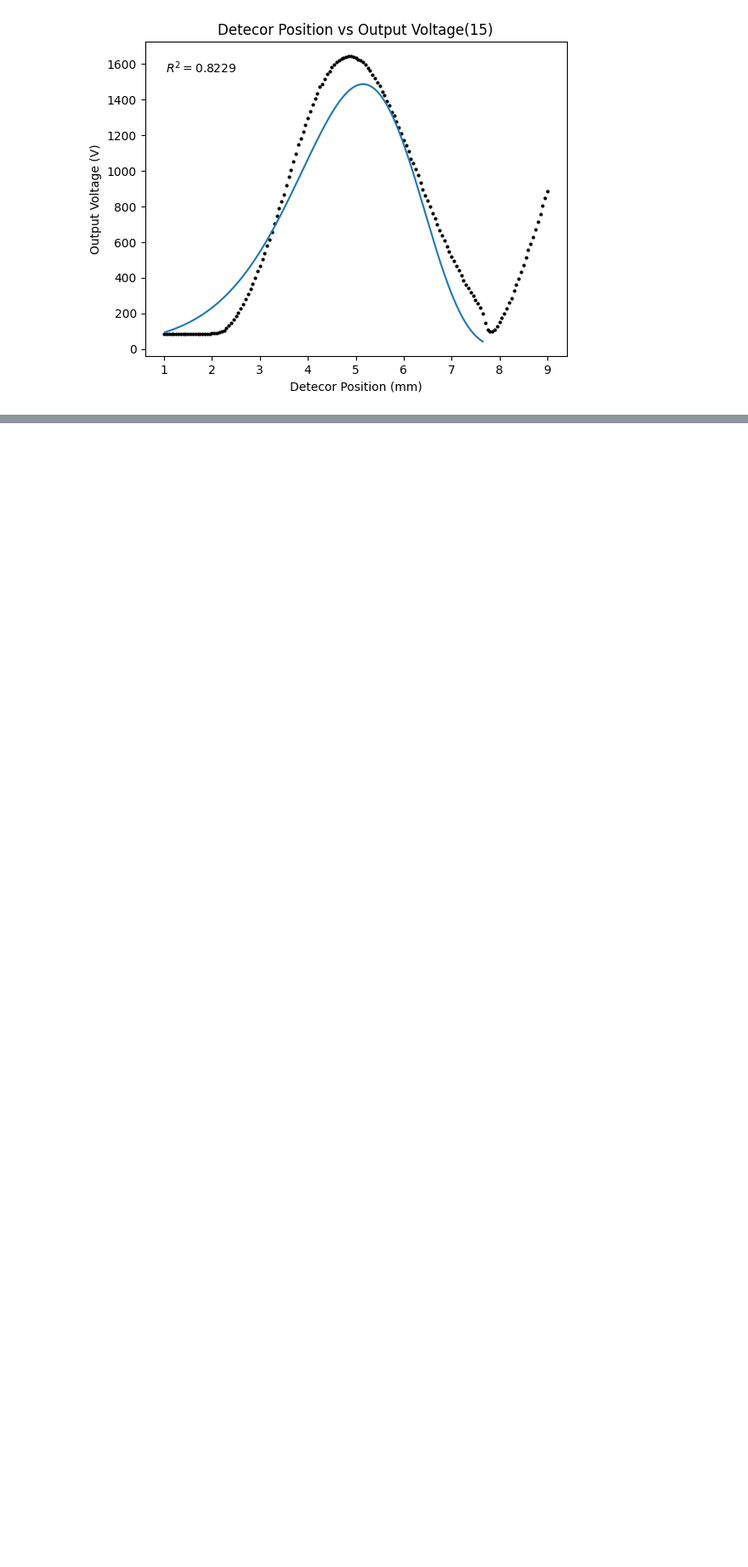
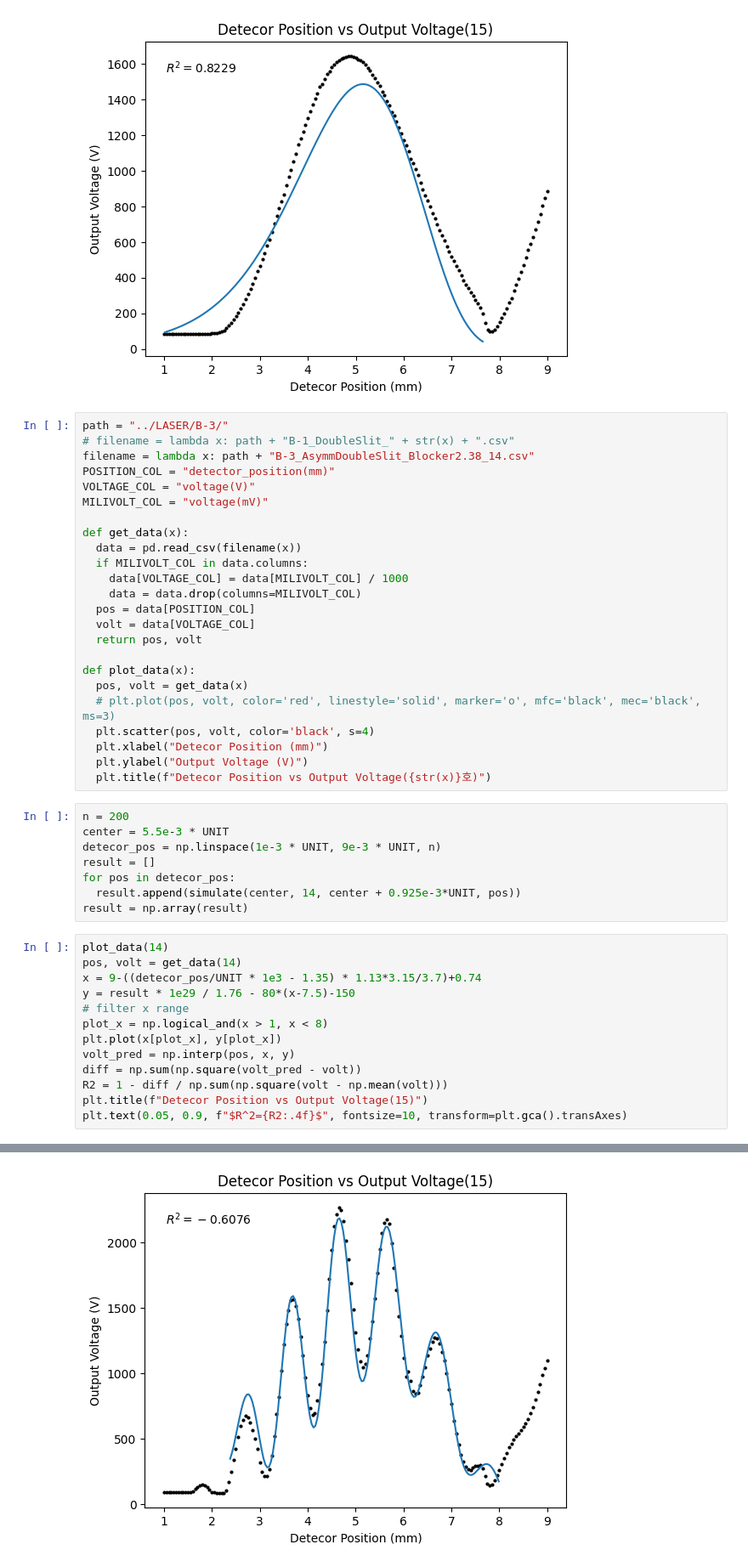
Before and after one commit to IntermidiatePhysicsExperiment/Single-Photon-Interference, a Jupyter notebook: EDA/B-1.ipynb, the cells around one changed output, grey strips where cells are left out. Shown at 85% size. Cells and saved outputs as stored; diff of their text form; blank space fills up the shorter version.

Commit message:
asymm 추가

```diff
--- a/EDA/B-1.ipynb
+++ b/EDA/B-1.ipynb
@@ -349,3 +349,49 @@ findfont: Font family 'AppleGothic' not found.
 findfont: Font family 'AppleGothic' not found.
 findfont: Font family 'AppleGothic' not found.
 [figure]
+# %%
+path = "../LASER/B-3/"
+# filename = lambda x: path + "B-1_DoubleSlit_" + str(x) + ".csv"
+filename = lambda x: path + "B-3_AsymmDoubleSlit_Blocker2.38_14.csv"
+POSITION_COL = "detector_position(mm)"
+VOLTAGE_COL = "voltage(V)"
+MILIVOLT_COL = "voltage(mV)"
+
+def get_data(x):
+  data = pd.read_csv(filename(x))
+  if MILIVOLT_COL in data.columns:
+    data[VOLTAGE_COL] = data[MILIVOLT_COL] / 1000
+    data = data.drop(columns=MILIVOLT_COL)
+  pos = data[POSITION_COL]
+  volt = data[VOLTAGE_COL]
+  return pos, volt
+
+def plot_data(x):
+  pos, volt = get_data(x)
+  # plt.plot(pos, volt, color='red', linestyle='solid', marker='o', mfc='black', mec='black', ms=3)
+  plt.scatter(pos, volt, color='black', s=4)
+  plt.xlabel("Detecor Position (mm)")
+  plt.ylabel("Output Voltage (V)")
+  plt.title(f"Detecor Position vs Output Voltage({str(x)}호)")
+# %%
+n = 200
+center = 5.5e-3 * UNIT
+detecor_pos = np.linspace(1e-3 * UNIT, 9e-3 * UNIT, n)
+result = []
+for pos in detecor_pos:
+  result.append(simulate(center, 14, center + 0.925e-3*UNIT, pos))
+result = np.array(result)
+# %%
+plot_data(14)
+pos, volt = get_data(14)
+x = 9-((detecor_pos/UNIT * 1e3 - 1.35) * 1.13*3.15/3.7)+0.74
+y = result * 1e29 / 1.76 - 80*(x-7.5)-150
+# filter x range
+plot_x = np.logical_and(x > 1, x < 8)
+plt.plot(x[plot_x], y[plot_x])
+volt_pred = np.interp(pos, x, y)
+diff = np.sum(np.square(volt_pred - volt))
+R2 = 1 - diff / np.sum(np.square(volt - np.mean(volt)))
+plt.title(f"Detecor Position vs Output Voltage(15)")
+plt.text(0.05, 0.9, f"$R^2={R2:.4f}$", fontsize=10, transform=plt.gca().transAxes)
+# %% [output]
@@ -351,0 +399 @@ findfont: Font family 'AppleGothic' not found.
+[figure, added]
```
Also changed, not shown: parts of 1 cell of this notebook.
